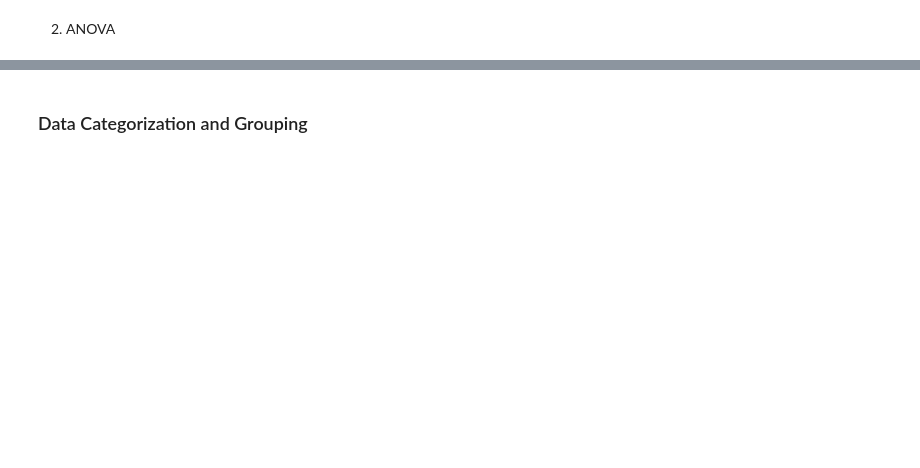
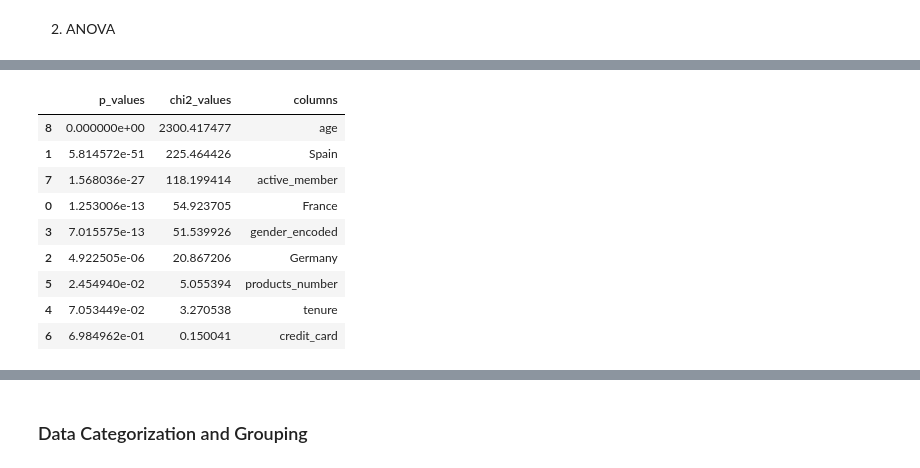
Before and after one commit to tranthikyphuong/Customer-Churn, a Jupyter notebook: Customers churned.ipynb, the cells around one changed output, grey strips where cells are left out. Cells and saved outputs as stored; diff of their text form; code cells hidden in the pictures; blank space fills up the shorter version.

```diff
--- a/Customers churned.ipynb
+++ b/Customers churned.ipynb
@@ -366,0 +401,16 @@ plt.show()
+# %%
+df_score = pd.DataFrame(best_features.pvalues_,columns=['p_values'])
+df_score['chi2_values'] = best_features.scores_
+df_score['columns'] = ["France", "Spain", "Germany", "gender_encoded", "tenure", "products_number", "credit_card", "active_member", "age"]
+df_score.sort_values(by='p_values')
+# %% [output]
+|  | p_values | chi2_values | columns |
+| 8 | 0.000000e+00 | 2300.417477 | age |
+| 1 | 5.814572e-51 | 225.464426 | Spain |
+| 7 | 1.568036e-27 | 118.199414 | active_member |
+| 0 | 1.253006e-13 | 54.923705 | France |
+| 3 | 7.015575e-13 | 51.539926 | gender_encoded |
+| 2 | 4.922505e-06 | 20.867206 | Germany |
+| 5 | 2.454940e-02 | 5.055394 | products_number |
+| 4 | 7.053449e-02 | 3.270538 | tenure |
+| 6 | 6.984962e-01 | 0.150041 | credit_card |
```
Also changed, not shown: parts of 32 cells of this notebook.
